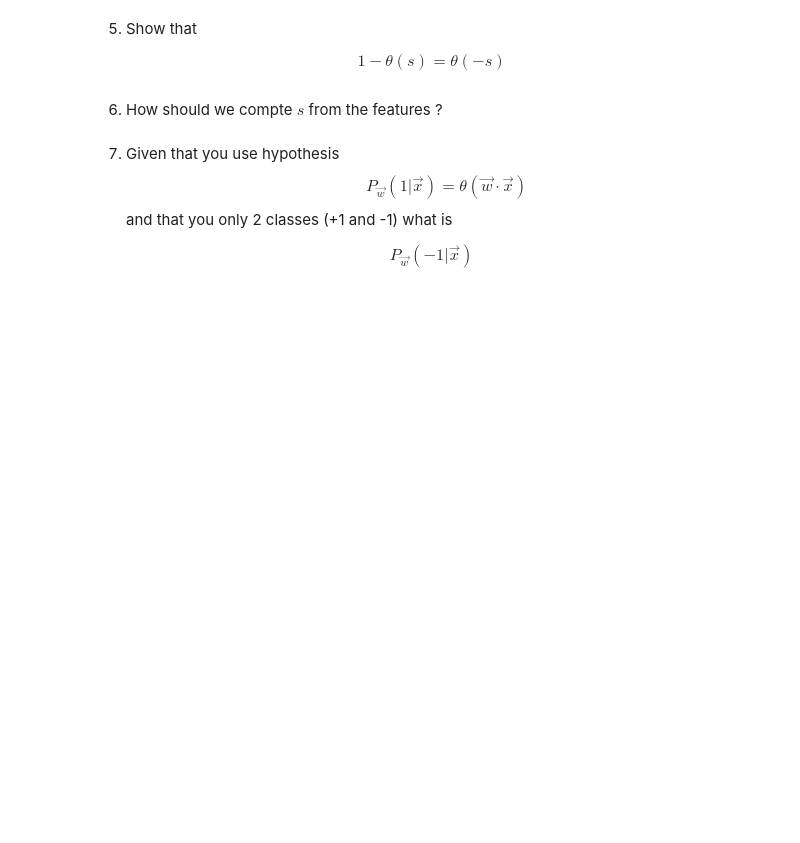
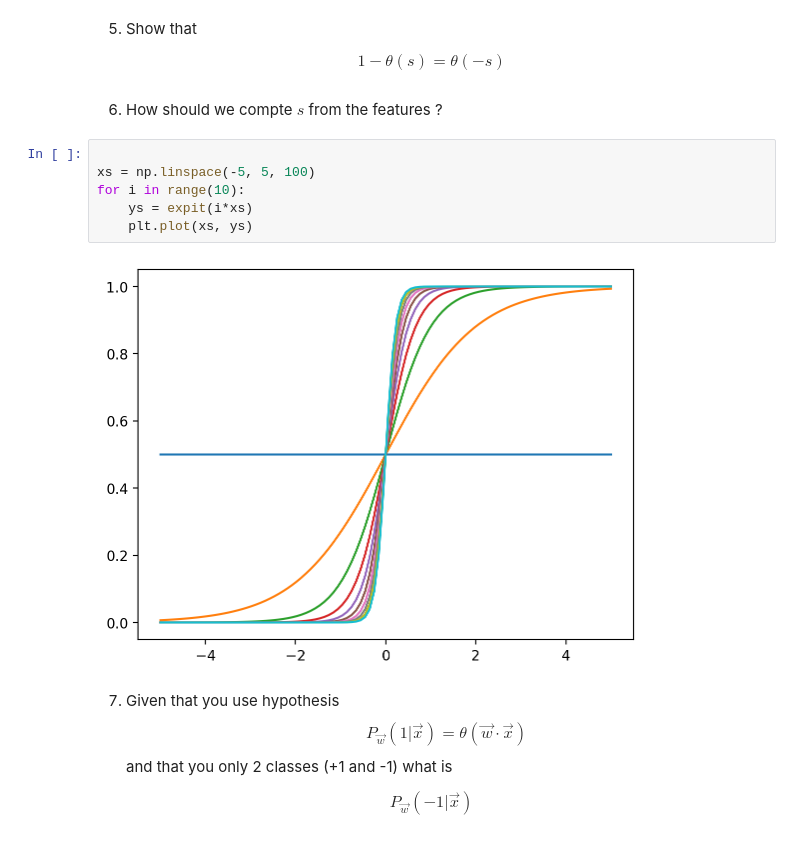
Before and after one commit to muic-pattern-rekt-2018/Exercise02-Logistic-Regression, a Jupyter notebook: Exercise 2 Logistic Regression.ipynb, the cells around one changed output. Drawn from its saved outputs; the diff is of its cells as text; blank space fills up the shorter version.

```diff
--- a/Exercise 2 Logistic Regression.ipynb
+++ b/Exercise 2 Logistic Regression.ipynb
@@ -129,6 +149,14 @@ $$\theta(s) = \frac{1}{1+e^{-s}}$$
 $$1-\theta(s) = \theta(-s)$$
 # %% [markdown]
 6) How should we compte $s$ from the features ?
+# %%
+
+xs = np.linspace(-5, 5, 100)
+for i in range(10):
+    ys = expit(i*xs)
+    plt.plot(xs, ys)
+# %% [output]
+[figure, added]
 # %% [markdown]
 7) Given that you use hypothesis $$ P_\vec{w}(1 | \vec{x}) = \theta(\vec{w}\cdot\vec{x}) $$
 and that you only 2 classes (+1 and -1) what is
```
Also changed, not shown: parts of 7 cells of this notebook.
